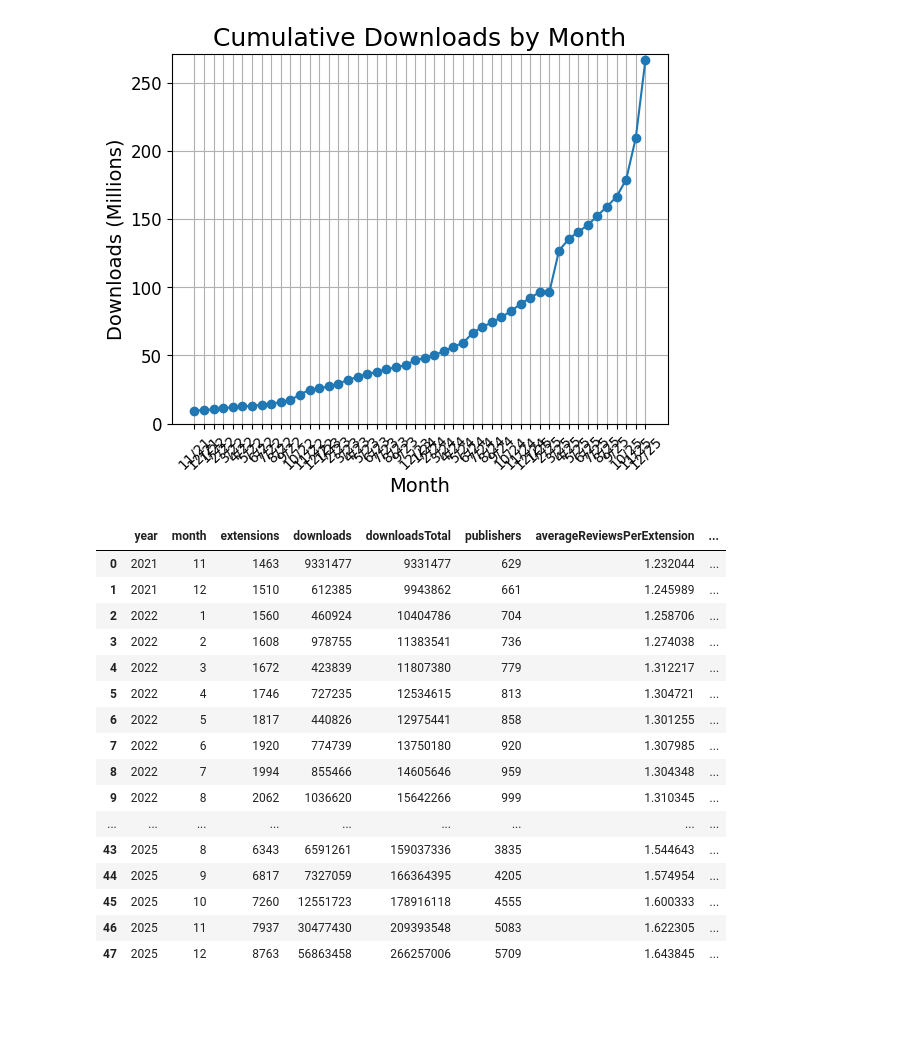
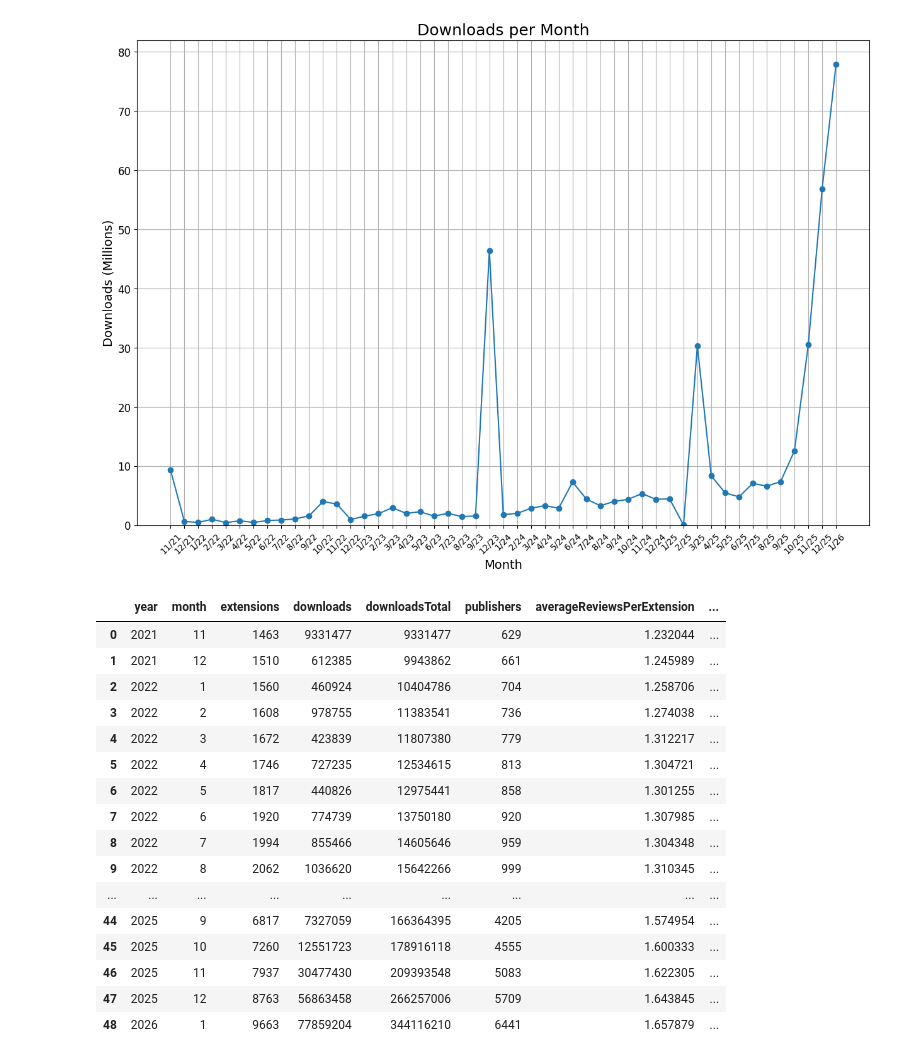
Before and after one commit to kineticsquid/open-vsx.org, a Jupyter notebook: reports/graph_trends.ipynb, the cells around one changed output. Cells and saved outputs as stored; diff of their text form; code cells hidden in the pictures; blank space fills up the shorter version.

Commit message:
Changing download stats to per month

```diff
--- a/reports/graph_trends.ipynb
+++ b/reports/graph_trends.ipynb
@@ -53,28 +53,28 @@ for year in df['year']:
 df['date'] = dates
 # %%
 downloads_graph = []
-for total in df['downloadsTotal']:
+for total in df['downloads']:
     downloads_graph.append(total / 1000000)
 df['downloads_graph'] = downloads_graph
 # %%
 y_max = df['downloads_graph'][len(df['downloads_graph'])-1]
 y_axis_max = int(y_max) + 5
 plt.ylim([0, y_axis_max])
 # plt.style.use('seaborn-dark')
 plt.rcParams["figure.figsize"] = (15,10)
 plt.grid(True)
 plt.plot(df['date'], df['downloads_graph'], marker='o')
-plt.title('Cumulative Downloads by Month', fontsize=18)
+plt.title('Downloads per Month', fontsize=18)
 plt.xlabel('Month', fontsize=14)
 plt.ylabel('Downloads (Millions)', fontsize=14)
 plt.xticks(fontsize=10)
 plt.xticks(rotation=45)
 plt.yticks(fontsize=12)
 plt.savefig('downloads.png')
 plt.show()
 df
 # %% [output]
-[figure, old version]
+[figure, new version]
 |  | year | month | extensions | downloads | downloadsTotal | publishers | averageReviewsPerExtension | ... |
 | 0 | 2021 | 11 | 1463 | 9331477 | 9331477 | 629 | 1.232044 | ... |
 | 1 | 2021 | 12 | 1510 | 612385 | 9943862 | 661 | 1.245989 | ... |
@@ -87,11 +87,11 @@ df
 | 8 | 2022 | 7 | 1994 | 855466 | 14605646 | 959 | 1.304348 | ... |
 | 9 | 2022 | 8 | 2062 | 1036620 | 15642266 | 999 | 1.310345 | ... |
 | ... | ... | ... | ... | ... | ... | ... | ... | ... |
-| 43 | 2025 | 8 | 6343 | 6591261 | 159037336 | 3835 | 1.544643 | ... |
 | 44 | 2025 | 9 | 6817 | 7327059 | 166364395 | 4205 | 1.574954 | ... |
 | 45 | 2025 | 10 | 7260 | 12551723 | 178916118 | 4555 | 1.600333 | ... |
 | 46 | 2025 | 11 | 7937 | 30477430 | 209393548 | 5083 | 1.622305 | ... |
 | 47 | 2025 | 12 | 8763 | 56863458 | 266257006 | 5709 | 1.643845 | ... |
+| 48 | 2026 | 1 | 9663 | 77859204 | 344116210 | 6441 | 1.657879 | ... |
 # %%
 y_max = df['extensions'][len(df['extensions'])-1]
 y_axis_max = (int(y_max / 1000) + 1) * 1000
```
Also changed, not shown: parts of 3 cells of this notebook.
